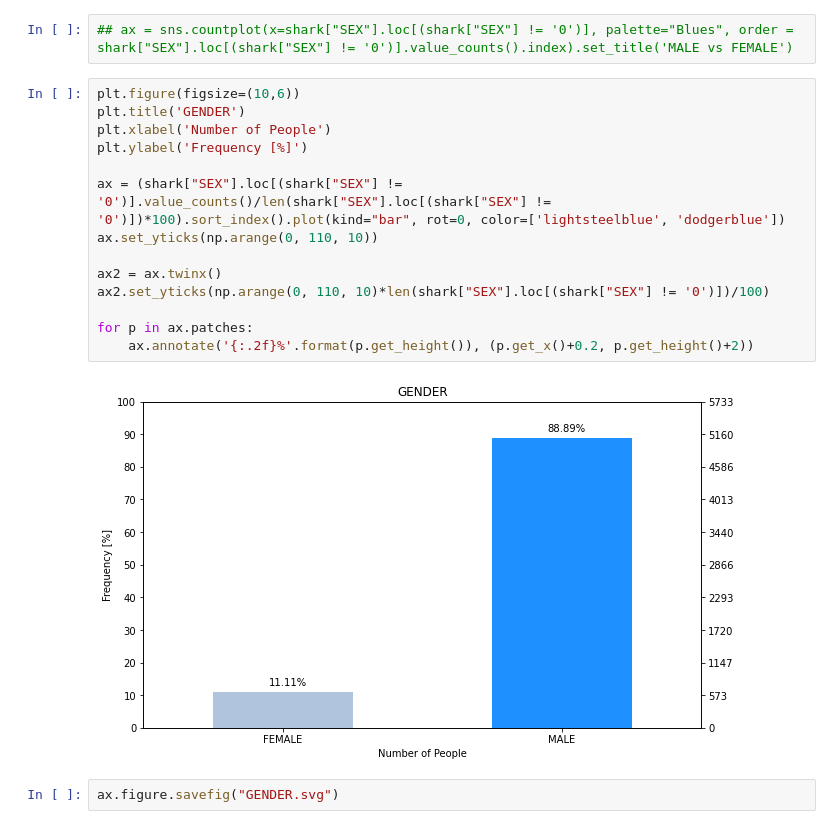
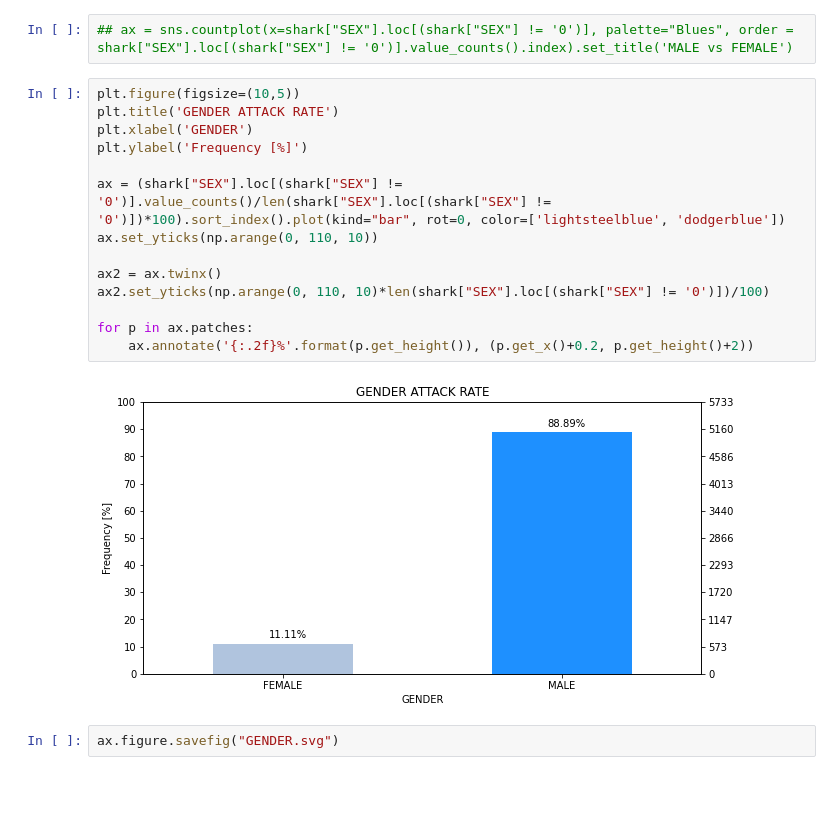
Before and after one commit to Albertoplm/Shark-Project, a Jupyter notebook: Visualization.ipynb, the cells around one changed output. Saved outputs shown, nothing was run; the diff lists cells and outputs as text; blank space fills up the shorter version.

```diff
--- a/Visualization.ipynb
+++ b/Visualization.ipynb
@@ -71,20 +72,20 @@ Name: SEX, dtype: int64
 # %%
 ## ax = sns.countplot(x=shark["SEX"].loc[(shark["SEX"] != '0')], palette="Blues", order = shark["SEX"].loc[(shark["SEX"] != '0')].value_counts().index).set_title('MALE vs FEMALE')
 # %%
-plt.figure(figsize=(10,6))
-plt.title('GENDER')
-plt.xlabel('Number of People')
+plt.figure(figsize=(10,5))
+plt.title('GENDER ATTACK RATE')
+plt.xlabel('GENDER')
 plt.ylabel('Frequency [%]')
 
 ax = (shark["SEX"].loc[(shark["SEX"] != '0')].value_counts()/len(shark["SEX"].loc[(shark["SEX"] != '0')])*100).sort_index().plot(kind="bar", rot=0, color=['lightsteelblue', 'dodgerblue'])
 ax.set_yticks(np.arange(0, 110, 10))
 
 ax2 = ax.twinx()
 ax2.set_yticks(np.arange(0, 110, 10)*len(shark["SEX"].loc[(shark["SEX"] != '0')])/100)
 
 for p in ax.patches:
     ax.annotate('{:.2f}%'.format(p.get_height()), (p.get_x()+0.2, p.get_height()+2))
 # %% [output]
-[figure, old version]
+[figure, new version]
 # %%
 ax.figure.savefig("GENDER.svg")
```
Also changed, not shown: parts of 18 cells of this notebook, 16 other files.
